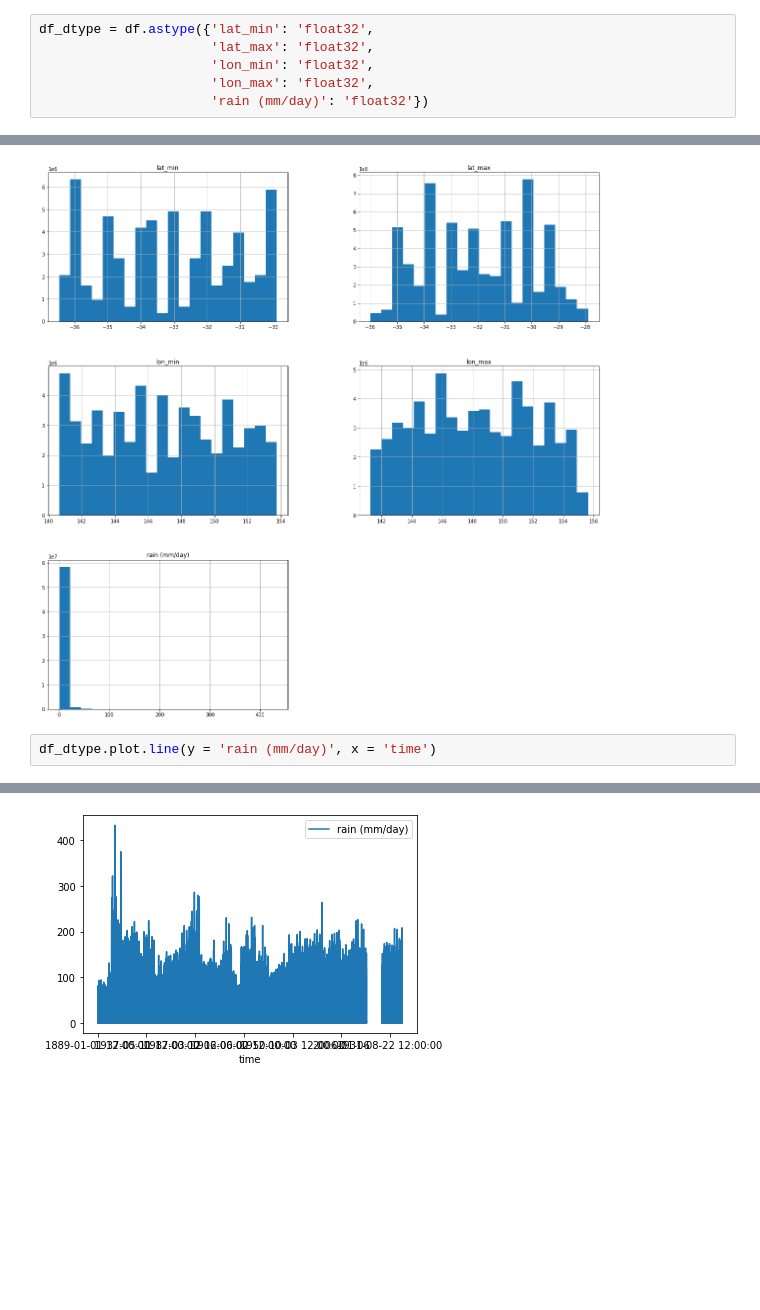
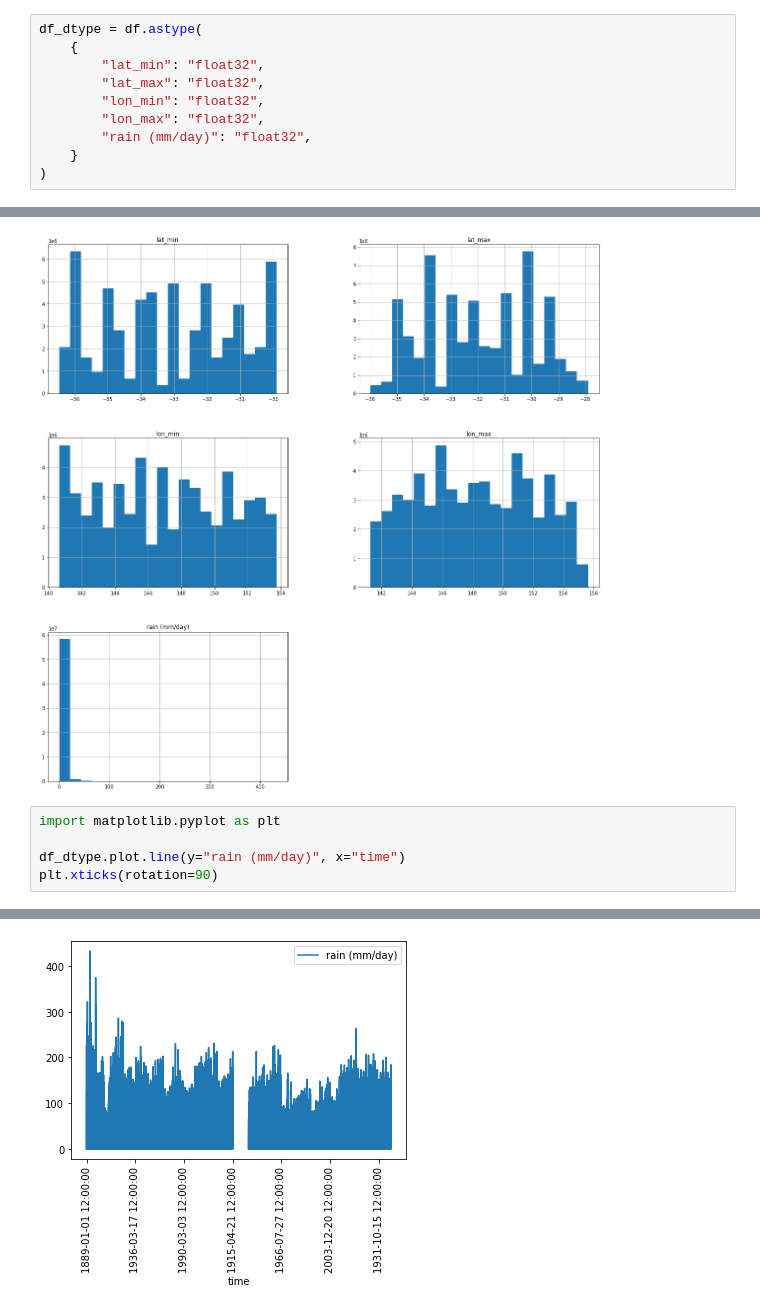
Before and after one commit to UBC-MDS/DSCI525_group02, a Jupyter notebook: notebooks/Milestone1.ipynb, the cells around one changed output, grey strips where cells are left out. Drawn from its saved outputs; the diff is of its cells as text; blank space fills up the shorter version.

Commit message:
update runtime and rotate x axis for the last plot

```diff
--- a/notebooks/Milestone1.ipynb
+++ b/notebooks/Milestone1.ipynb
@@ -230,11 +237,15 @@ print(f"Memory usage with float32: {df[['lat_min','lat_max','lon_min','lon_max',
 Memory usage with float64: 2998.46 MB
 Memory usage with float32: 1749.10 MB
 # %%
-df_dtype = df.astype({'lat_min': 'float32',
-                      'lat_max': 'float32',
-                      'lon_min': 'float32',
-                      'lon_max': 'float32',
-                      'rain (mm/day)': 'float32'})
+df_dtype = df.astype(
+    {
+        "lat_min": "float32",
+        "lat_max": "float32",
+        "lon_min": "float32",
+        "lon_max": "float32",
+        "rain (mm/day)": "float32",
+    }
+)
 # %% [markdown]
 ### Loading the data in chunks
 # %%
@@ -279,5 +290,8 @@ df_dtype.hist(figsize=(20, 20), bins=20);
 # %% [output]
 [figure]
 # %%
-df_dtype.plot.line(y = 'rain (mm/day)', x = 'time')
+import matplotlib.pyplot as plt
+
+df_dtype.plot.line(y="rain (mm/day)", x="time")
+plt.xticks(rotation=90)
 # %% [output]
@@ -285 +309 @@ df_dtype.plot.line(y = 'rain (mm/day)', x = 'time')
-[figure, old version]
+[figure, new version]
```
Also changed, not shown: parts of 15 cells of this notebook.
